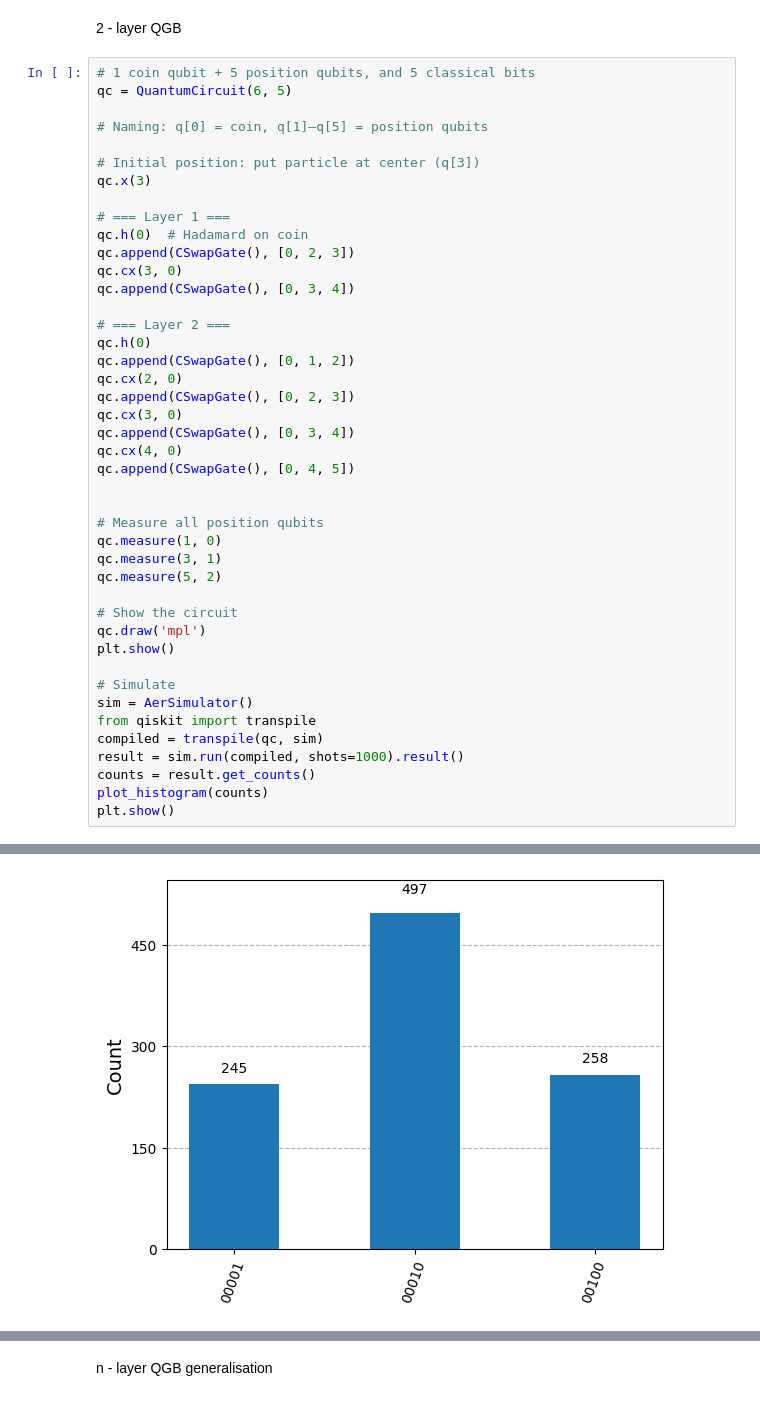
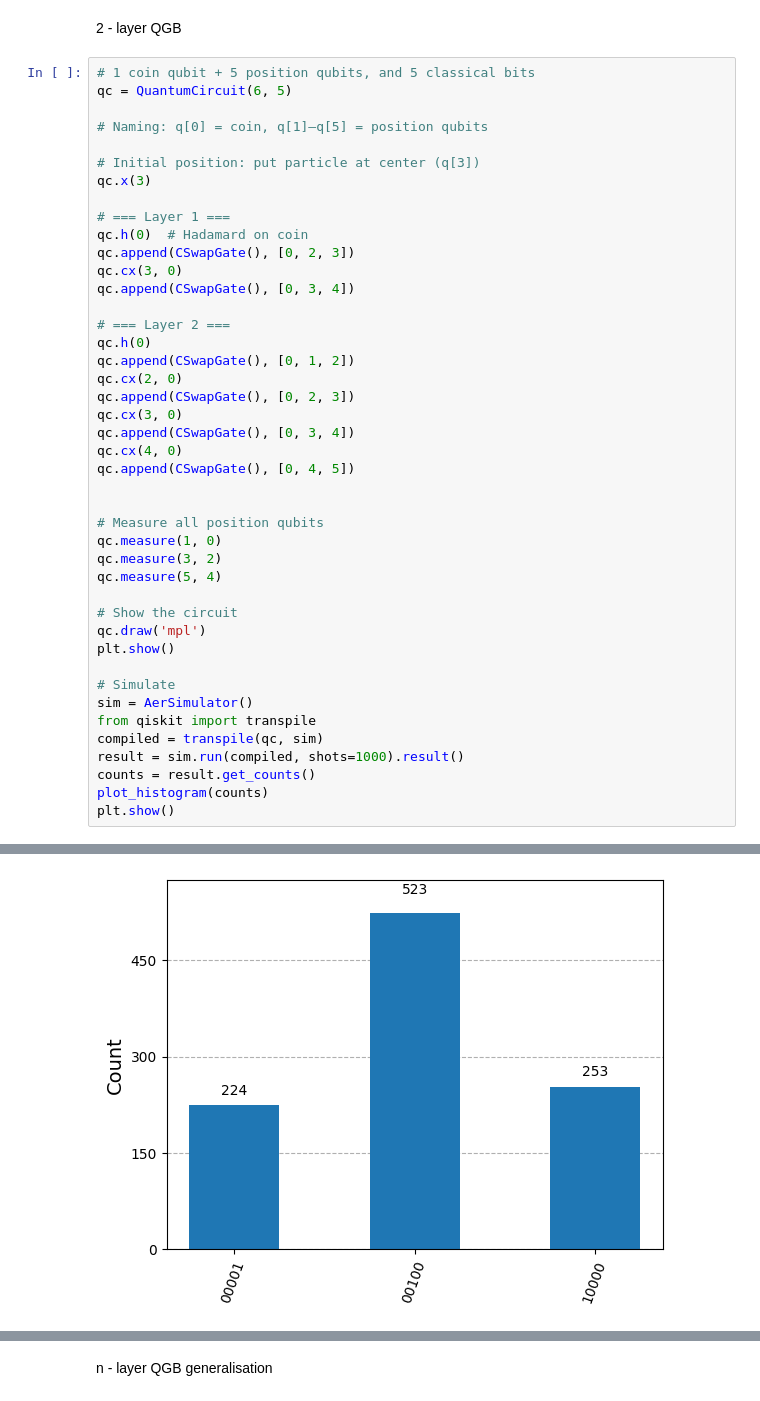
Before and after one commit to saxenaprajjwal/WISER, a Jupyter notebook: Task_II.ipynb, the cells around one changed output, grey strips where cells are left out. Drawn from its saved outputs; the diff is of its cells as text.

```diff
--- a/Task_II.ipynb
+++ b/Task_II.ipynb
@@ -56,34 +221,34 @@ qc.cx(3, 0)
 qc.append(CSwapGate(), [0, 3, 4])
 
 # === Layer 2 ===
 qc.h(0)
 qc.append(CSwapGate(), [0, 1, 2])
 qc.cx(2, 0)
 qc.append(CSwapGate(), [0, 2, 3])
 qc.cx(3, 0)
 qc.append(CSwapGate(), [0, 3, 4])
 qc.cx(4, 0)
 qc.append(CSwapGate(), [0, 4, 5])
 
 
 # Measure all position qubits
 qc.measure(1, 0)
-qc.measure(3, 1)
-qc.measure(5, 2)
+qc.measure(3, 2)
+qc.measure(5, 4)
 
 # Show the circuit
 qc.draw('mpl')
 plt.show()
 
 # Simulate
 sim = AerSimulator()
 from qiskit import transpile
 compiled = transpile(qc, sim)
 result = sim.run(compiled, shots=1000).result()
 counts = result.get_counts()
 plot_histogram(counts)
 plt.show()
 # %% [output]
 [figure]
-[figure, old version]
+[figure, new version]
 # %% [markdown]
```
Also changed, not shown: parts of 8 cells of this notebook.
